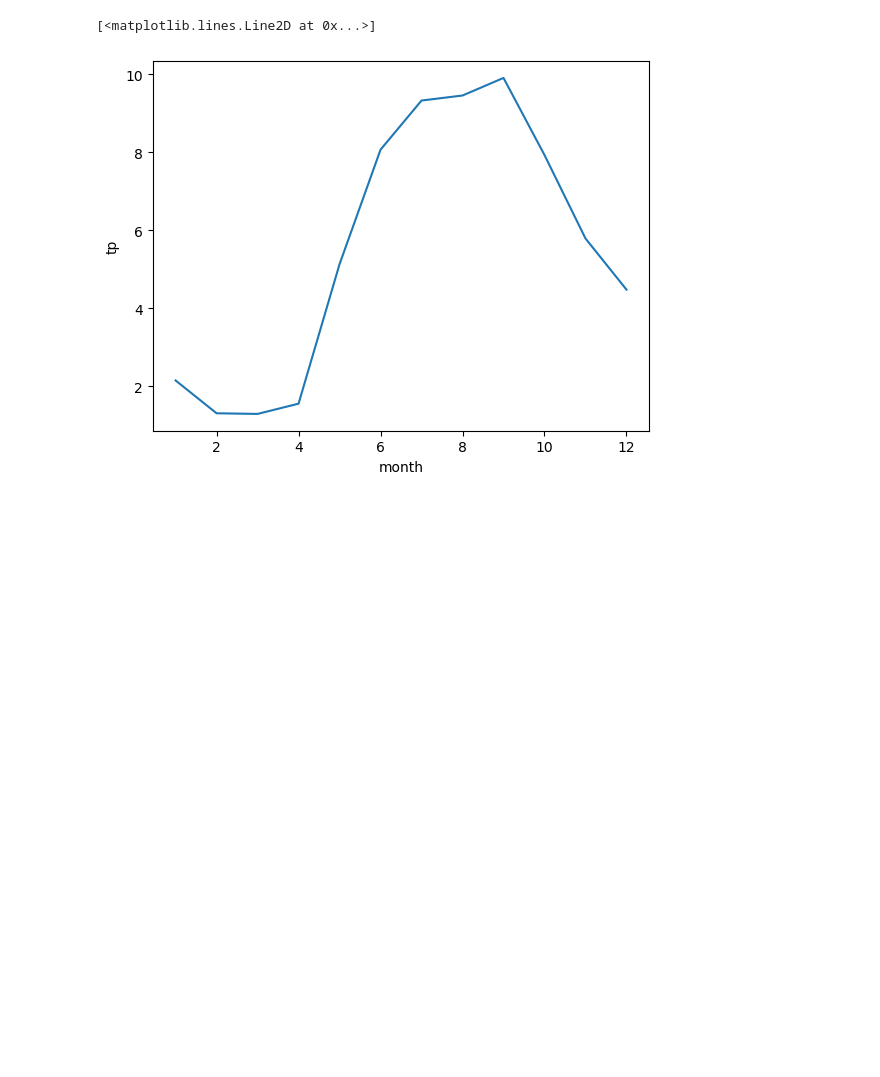
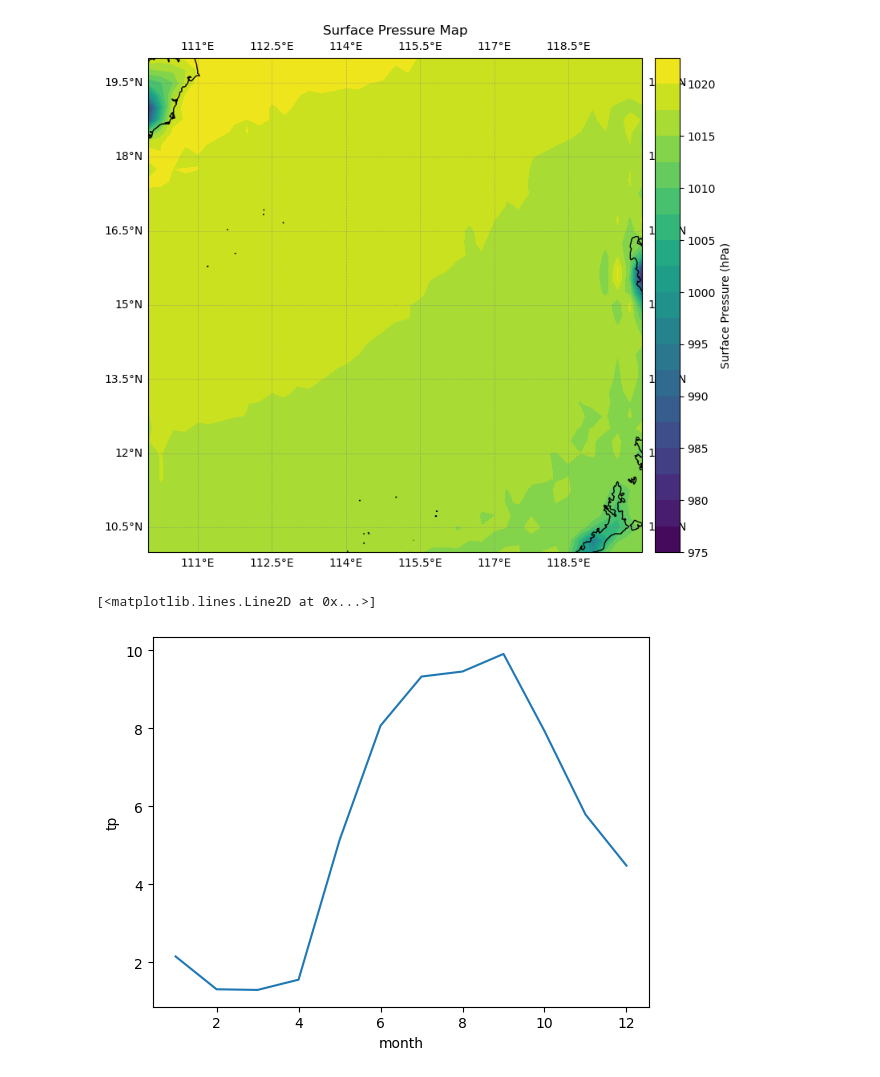
Before and after one commit to VarinR/Atmospheric-Science, a Jupyter notebook: Tropics_3_cin-ocean.ipynb, the cells around one changed output. Saved outputs shown, nothing was run; the diff lists cells and outputs as text; code cells hidden in the pictures; blank space fills up the shorter version.

```diff
--- a/Tropics_3_cin-ocean.ipynb
+++ b/Tropics_3_cin-ocean.ipynb
@@ -9,6 +10,10 @@ import cartopy.crs as ccrs
 import os
 # %%
-file_path1 = 'TropicsOcean.nc'
+file_path1 = 'TropicsOcean1.nc'
+file_path2 = 'TropicsOcean2.nc'
+file_path3 = 'TropicsOcean3.nc'
 
 #Opening dataset for tropics
 dsT1 = xr.open_dataset(file_path1)
+dsT2 = xr.open_dataset(file_path2)
+dsT3 = xr.open_dataset(file_path3)
@@ -15 +38,29 @@ dsT1 = xr.open_dataset(file_path1)
+# %%
+time_index = 0
+surface_pressure_slice = dsT2['sp'][time_index, :, :]
+
+# Create a map using Cartopy
+fig, ax = plt.subplots(figsize=(10, 8), subplot_kw={'projection': ccrs.PlateCarree()})
+
+# Plot surface pressure data
+c = ax.contourf(dsT2['longitude'], dsT2['latitude'], (surface_pressure_slice/100), transform=ccrs.PlateCarree(), cmap='viridis', levels=20)
+
+# Add coastlines and country borders
+ax.add_feature(cfeature.COASTLINE)
+ax.add_feature(cfeature.BORDERS, linestyle=':')
+
+# Add gridlines
+ax.gridlines(draw_labels=True, linewidth=0.5, color='gray', alpha=0.5, linestyle='--')
+
+# Add colorbar
+cb = plt.colorbar(c, ax=ax, orientation='vertical', pad=0.02, aspect=20)
+cb.set_label('Surface Pressure (hPa)')
+
+# Add a title
+plt.title('Surface Pressure Map')
+
+# Show the plot
+plt.show()
+# %% [output]
+[figure, added]
 # %%
```
Also changed, not shown: parts of 6 cells of this notebook, 2 other files.
